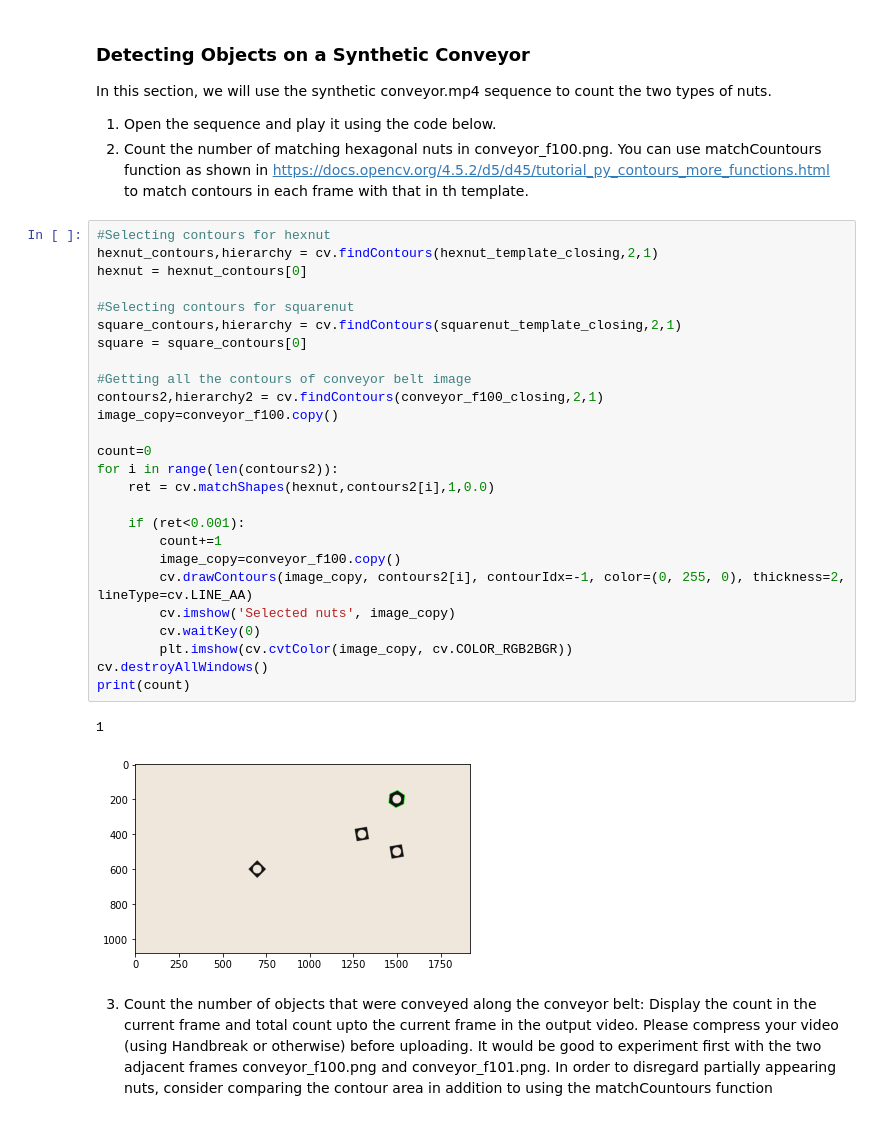
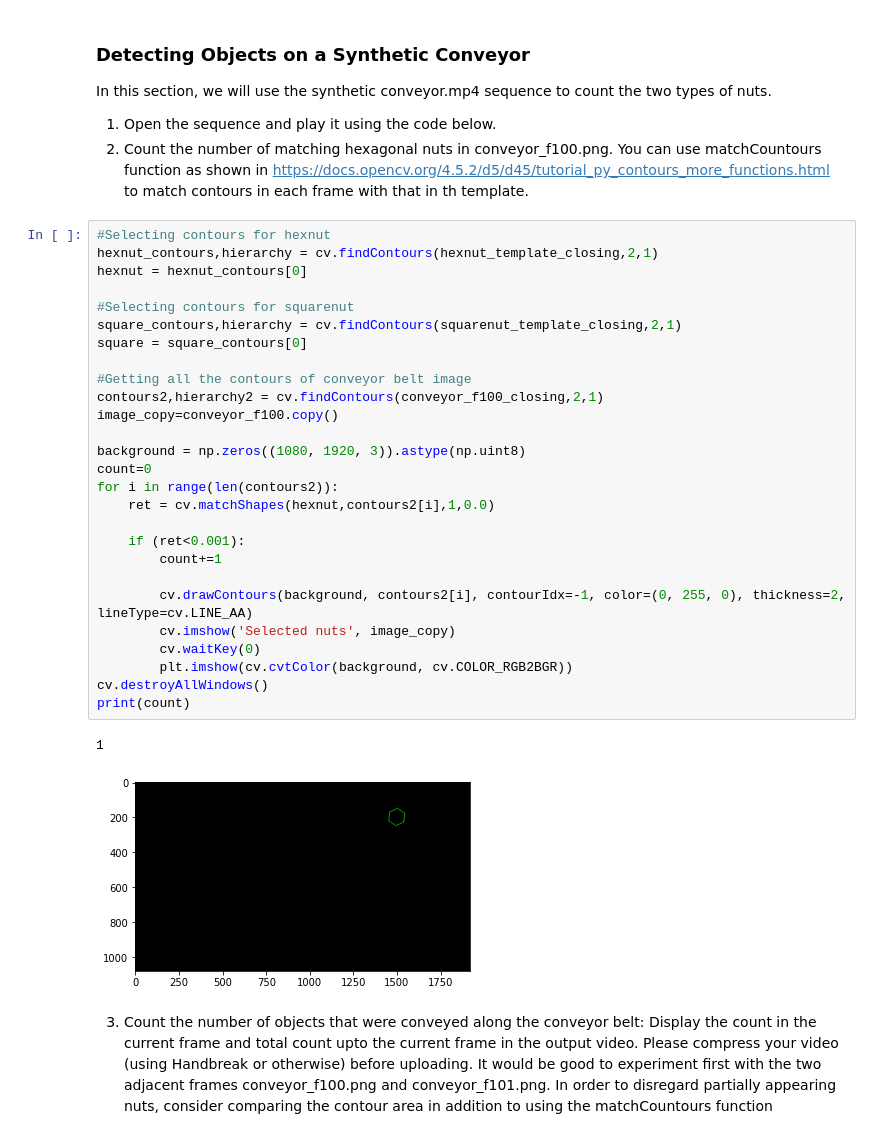
Before and after one commit to devindi99/Image-processing-Excercises, a Jupyter notebook: Excercises/Assignments/Assignment3/190128H_a03.ipynb, the cells around one changed output. Drawn from its saved outputs; the diff is of its cells as text.

```diff
--- a/Excercises/Assignments/Assignment3/190128H_a03.ipynb
+++ b/Excercises/Assignments/Assignment3/190128H_a03.ipynb
@@ -177,32 +179,33 @@ In this section, we will use the synthetic conveyor.mp4 sequence to count the tw
 # %%
 #Selecting contours for hexnut
 hexnut_contours,hierarchy = cv.findContours(hexnut_template_closing,2,1)
 hexnut = hexnut_contours[0]
 
 #Selecting contours for squarenut
 square_contours,hierarchy = cv.findContours(squarenut_template_closing,2,1)
 square = square_contours[0]
 
 #Getting all the contours of conveyor belt image
 contours2,hierarchy2 = cv.findContours(conveyor_f100_closing,2,1)
 image_copy=conveyor_f100.copy()
 
+background = np.zeros((1080, 1920, 3)).astype(np.uint8)
 count=0
 for i in range(len(contours2)):
     ret = cv.matchShapes(hexnut,contours2[i],1,0.0)
 
     if (ret<0.001):
         count+=1
-        image_copy=conveyor_f100.copy()
-        cv.drawContours(image_copy, contours2[i], contourIdx=-1, color=(0, 255, 0), thickness=2, lineType=cv.LINE_AA)
+
+        cv.drawContours(background, contours2[i], contourIdx=-1, color=(0, 255, 0), thickness=2, lineType=cv.LINE_AA)
         cv.imshow('Selected nuts', image_copy)
         cv.waitKey(0)
-        plt.imshow(cv.cvtColor(image_copy, cv.COLOR_RGB2BGR))
+        plt.imshow(cv.cvtColor(background, cv.COLOR_RGB2BGR))
 cv.destroyAllWindows()
 print(count)
 # %% [output]
 1
-[figure, old version]
+[figure, new version]
 # %% [markdown]
 3. Count the number of objects that were conveyed along the conveyor belt: Display the count in the current frame and total count upto the current frame in the output video. Please compress your video (using Handbreak or otherwise) before uploading. It would be good to experiment first with the two adjacent frames conveyor_f100.png and conveyor_f101.png. In order to disregard partially appearing nuts, consider comparing the contour area in addition to using the matchCountours function
 # %%
```
Also changed, not shown: parts of 1 cell of this notebook, 12 other files.
